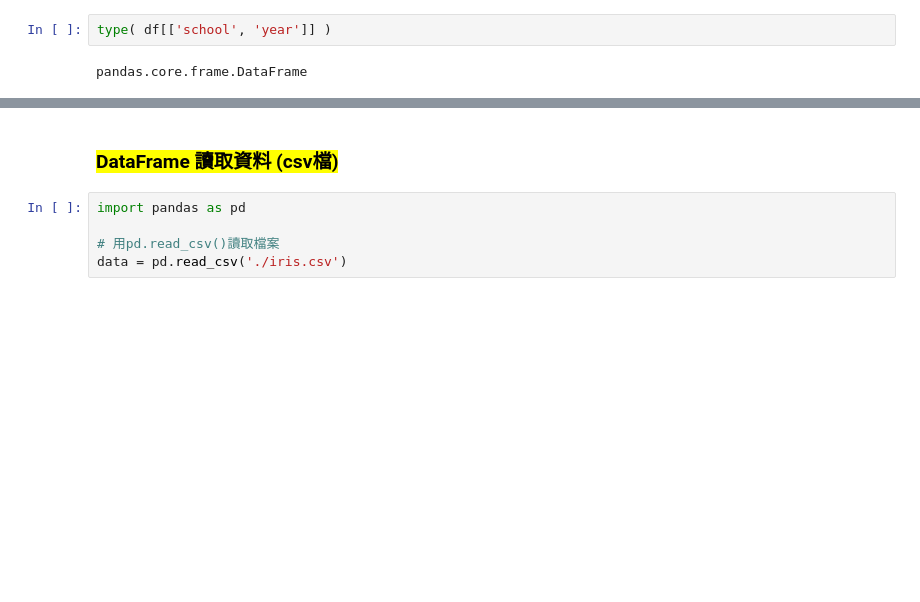
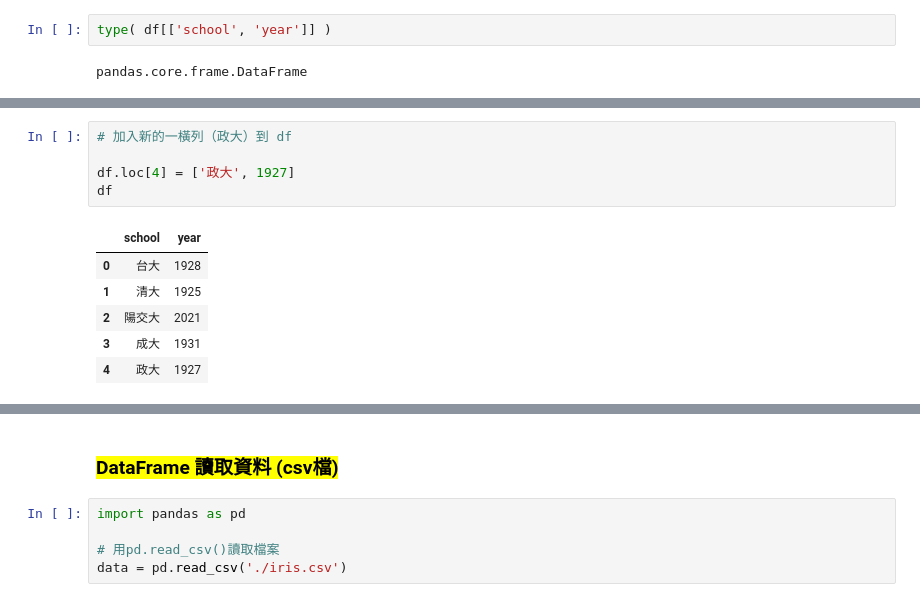
Before and after one commit to cckk2913/dspy-lab6, a Jupyter notebook: lab6.ipynb, the cells around one changed output, grey strips where cells are left out. Drawn from its saved outputs; the diff is of its cells as text; blank space fills up the shorter version.

```diff
--- a/lab6.ipynb
+++ b/lab6.ipynb
@@ -453,0 +535,12 @@ pandas.core.frame.DataFrame
+# %%
+# 加入新的一橫列（政大）到 df
+
+df.loc[4] = ['政大', 1927]
+df
+# %% [output]
+|  | school | year |
+| 0 | 台大 | 1928 |
+| 1 | 清大 | 1925 |
+| 2 | 陽交大 | 2021 |
+| 3 | 成大 | 1931 |
+| 4 | 政大 | 1927 |
```
Also changed, not shown: parts of 17 cells of this notebook.
